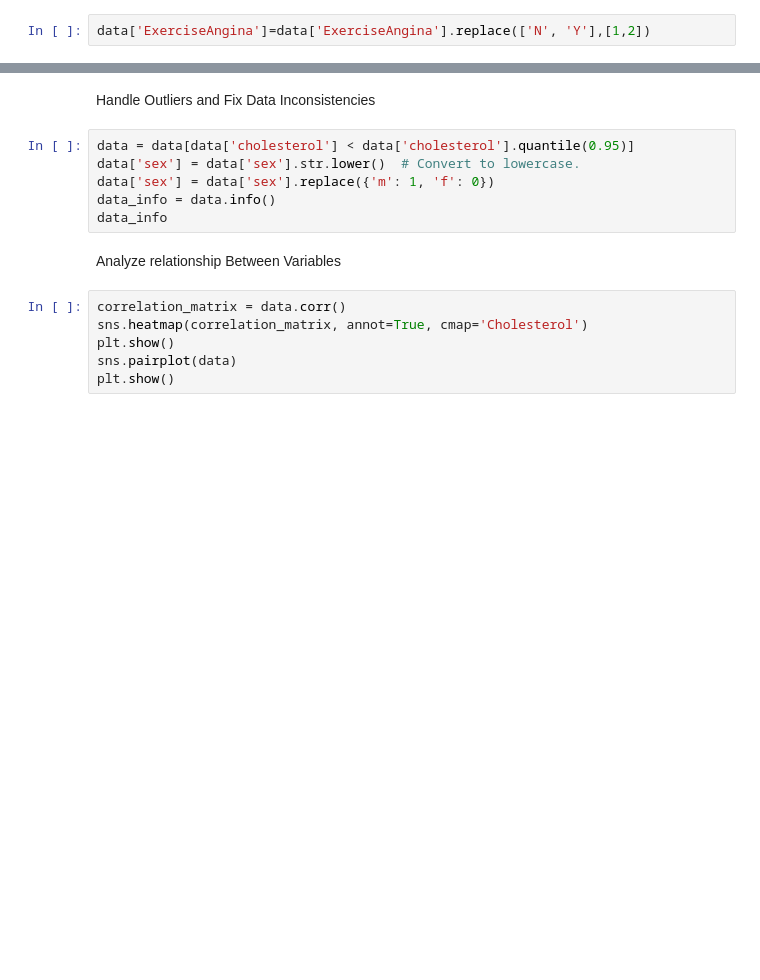
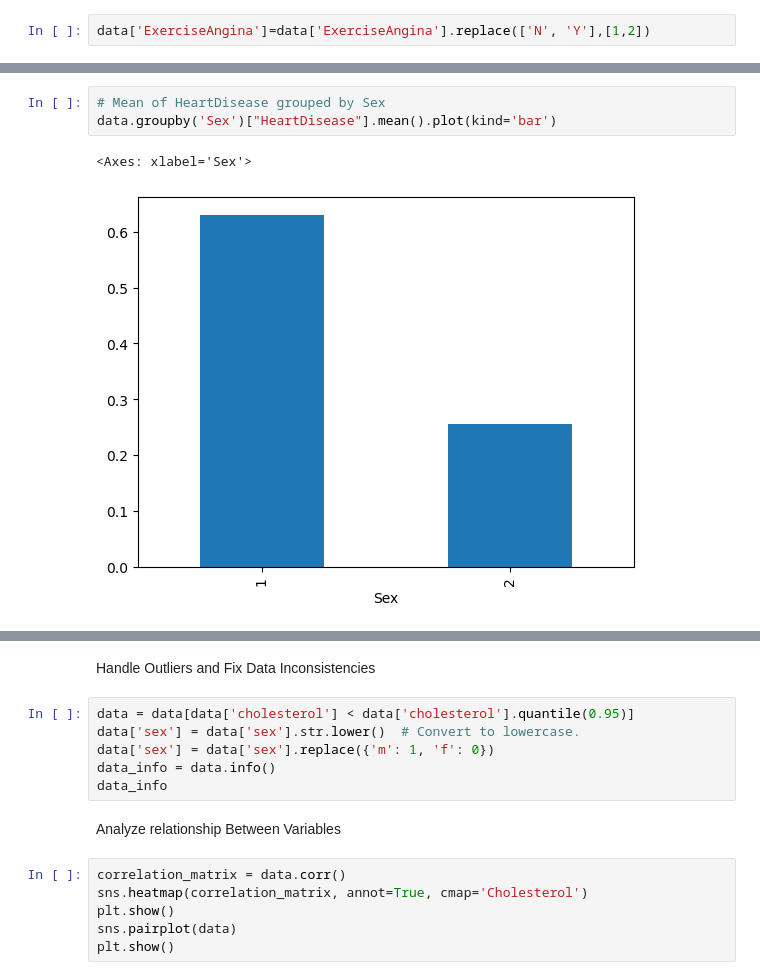
Before and after one commit to michael-099/Heart-Disease-Prediction-Using-Machine-Learning, a Jupyter notebook: main.ipynb, the cells around one changed output, grey strips where cells are left out. Drawn from its saved outputs; the diff is of its cells as text; blank space fills up the shorter version.

```diff
--- a/main.ipynb
+++ b/main.ipynb
@@ -84,0 +229,6 @@ data['ExerciseAngina']=data['ExerciseAngina'].replace(['Up', 'Flat', 'Down'],[1,
+# %%
+# Mean of HeartDisease grouped by Sex
+data.groupby('Sex')["HeartDisease"].mean().plot(kind='bar')
+# %% [output]
+<Axes: xlabel='Sex'>
+[figure, added]
```
Also changed, not shown: parts of 42 cells of this notebook.
